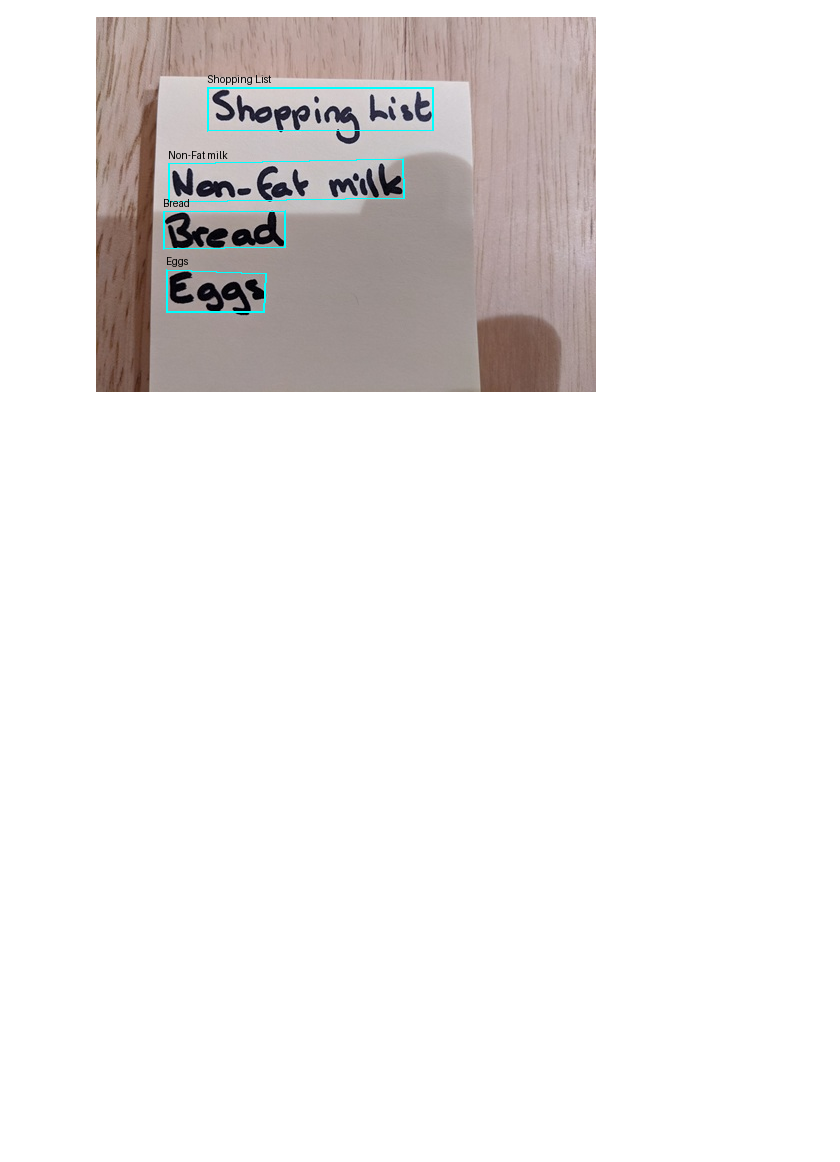
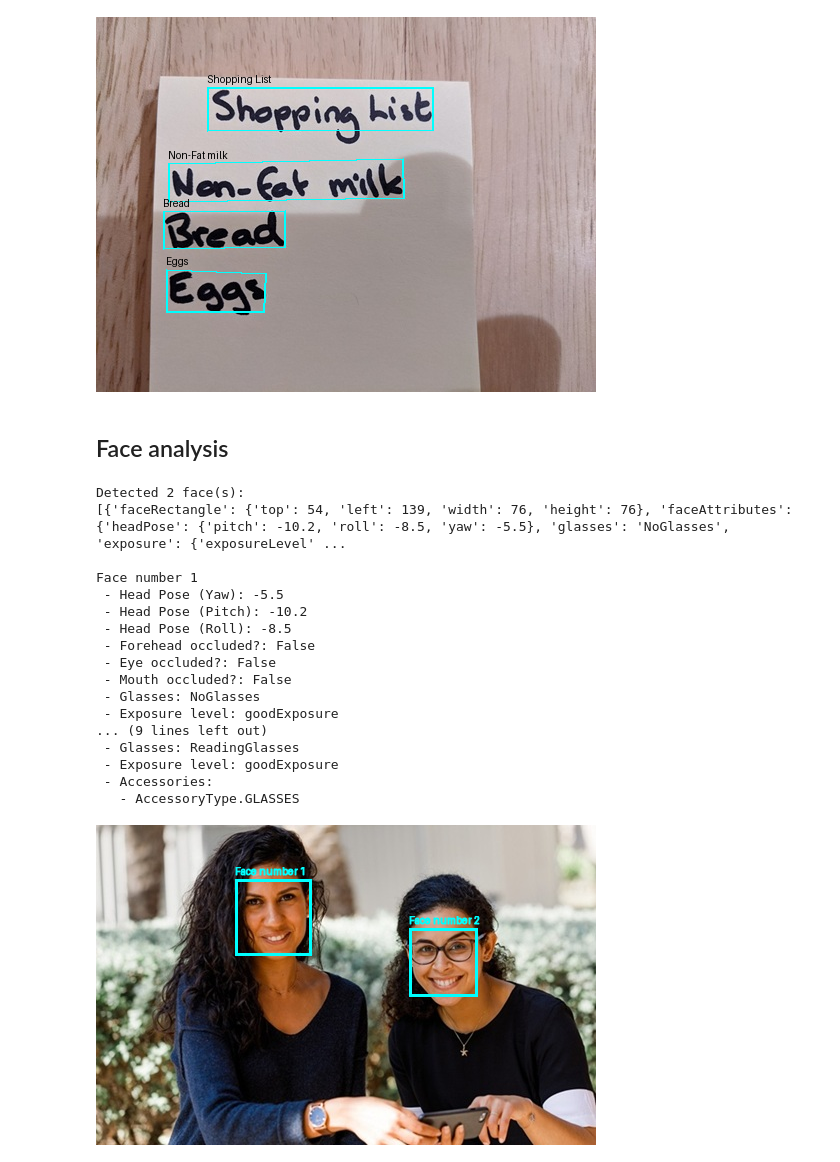
Before and after one commit to taragopal/azure_ai102_labs, a Jupyter notebook: ai_vision.ipynb, the cells around one changed output. Drawn from its saved outputs; the diff is of its cells as text; code cells hidden in the pictures; blank space fills up the shorter version.

Commit message:
lab(vision): experiment on Face Service functions

```diff
--- a/ai_vision.ipynb
+++ b/ai_vision.ipynb
@@ -155,3 +164,73 @@ for line in t_result.read.as_dict()["blocks"][0]["lines"]:
 t_draw._image
 # %% [output]
 [figure]
+# %% [markdown]
+## Face analysis
+# %%
+face_image = "data/faces.jpg"
+
+features = [
+    FaceAttributeTypeDetection01.HEAD_POSE,
+    FaceAttributeTypeDetection01.OCCLUSION,
+    FaceAttributeTypeDetection01.ACCESSORIES,
+    FaceAttributeTypeDetection01.GLASSES,
+    FaceAttributeTypeDetection01.EXPOSURE
+]
+
+with open(face_image, mode="rb") as image_data:
+    detected_faces = face_client.detect(
+        image_content=image_data.read(),
+        detection_model=FaceDetectionModel.DETECTION01,
+        recognition_model=FaceRecognitionModel.RECOGNITION01,
+        return_face_id=False,
+        return_face_attributes=features,
+    )
+# %%
+print(f"Detected {len(detected_faces)} face(s):")
+print(detected_faces)
+
+draw = ImageDraw.Draw(Image.open(face_image))
+
+face_count = 0
+for face in detected_faces:
+    face_count += 1
+    print('\nFace number {}'.format(face_count))
+    print(' - Head Pose (Yaw): {}'.format(face.face_attributes.head_pose.yaw))
+    print(' - Head Pose (Pitch): {}'.format(face.face_attributes.head_pose.pitch))
+    print(' - Head Pose (Roll): {}'.format(face.face_attributes.head_pose.roll))
+    print(' - Forehead occluded?: {}'.format(face.face_attributes.occlusion["foreheadOccluded"]))
+    print(' - Eye occluded?: {}'.format(face.face_attributes.occlusion["eyeOccluded"]))
+    print(' - Mouth occluded?: {}'.format(face.face_attributes.occlusion["mouthOccluded"]))
+    print(' - Glasses: {}'.format(face.face_attributes.glasses))
+    print(' - Exposure level: {}'.format(face.face_attributes.exposure["exposureLevel"]))
+    print(' - Accessories:')
+    for accessory in face.face_attributes.accessories:
+        print('   - {}'.format(accessory.type))
+
+    xy = (
+        (face.face_rectangle.left, face.face_rectangle.top),
+        (face.face_rectangle.left + face.face_rectangle.width, face.face_rectangle.top + face.face_rectangle.height)
+    )
+    draw.rectangle(xy, outline="cyan", width=3)
+    draw.text((xy[0][0], xy[0][1] - 14), 'Face number {}'.format(face_count), fill="cyan", stroke_width=0.5)
+
+draw._image
+# %% [output]
+Detected 2 face(s):
+[{'faceRectangle': {'top': 54, 'left': 139, 'width': 76, 'height': 76}, 'faceAttributes': {'headPose': {'pitch': -10.2, 'roll': -8.5, 'yaw': -5.5}, 'glasses': 'NoGlasses', 'exposure': {'exposureLevel' ...
+
+Face number 1
+ - Head Pose (Yaw): -5.5
+ - Head Pose (Pitch): -10.2
+ - Head Pose (Roll): -8.5
+ - Forehead occluded?: False
+ - Eye occluded?: False
+ - Mouth occluded?: False
+ - Glasses: NoGlasses
+ - Exposure level: goodExposure
+... (9 lines left out)
+ - Glasses: ReadingGlasses
+ - Exposure level: goodExposure
+ - Accessories:
+   - AccessoryType.GLASSES
+[figure, added]
```
Also changed, not shown: parts of 2 cells of this notebook, 5 other files.
